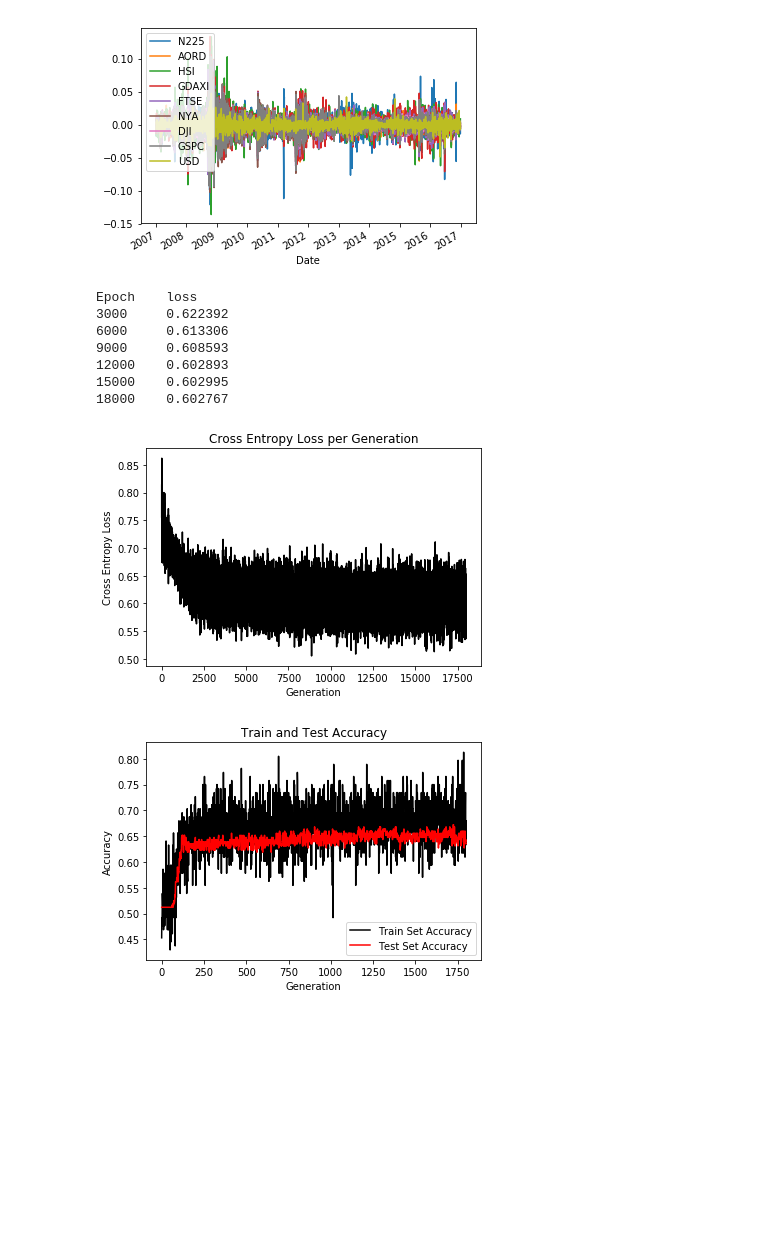
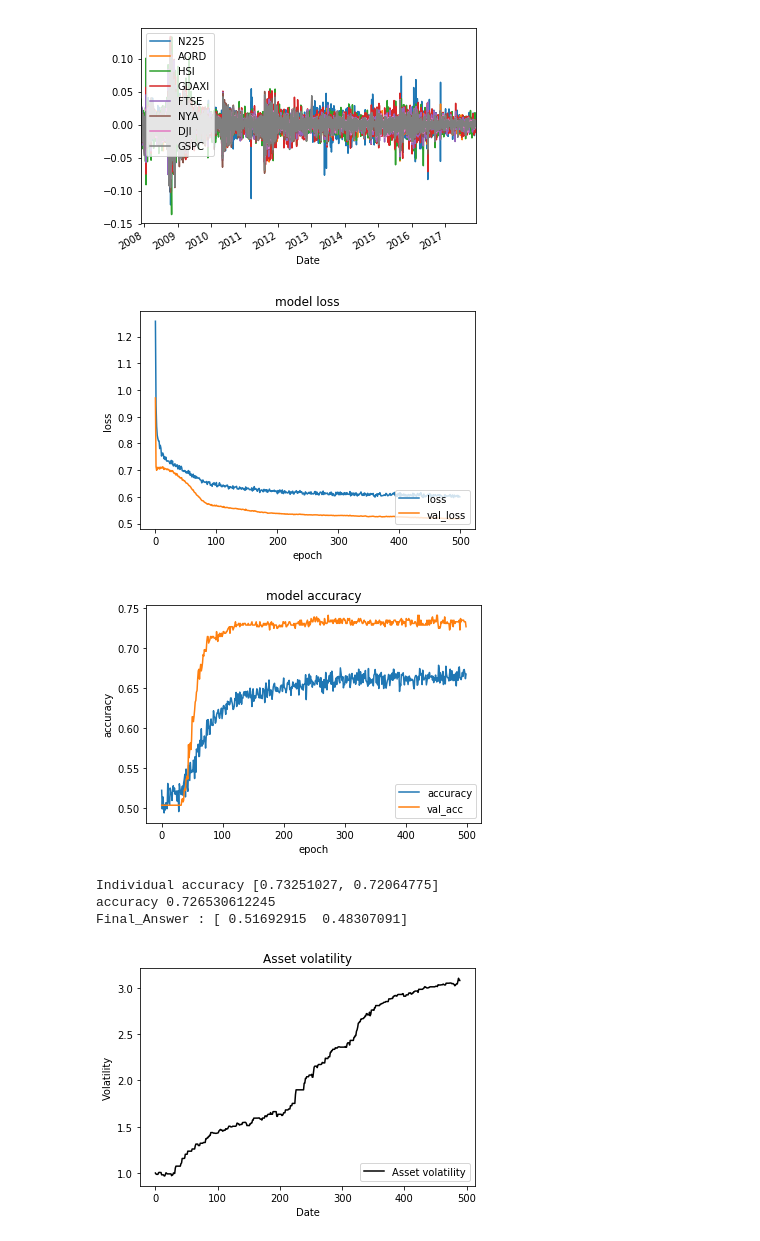
Before and after one commit to 5f5e0ff/repository, a Jupyter notebook: TensorFlowMachineLearning/TensorFlowMachineLearning.ipynb, the cells around one changed output. Saved outputs shown, nothing was run; the diff lists cells and outputs as text; code cells hidden in the pictures; blank space fills up the shorter version.

Commit message:
keras_modelの作成

```diff
--- a/TensorFlowMachineLearning/TensorFlowMachineLearning.ipynb
+++ b/TensorFlowMachineLearning/TensorFlowMachineLearning.ipynb
@@ -3,7 +3,7 @@ import numpy as np
 import pandas as pd
 import matplotlib.pyplot as plt
 import time
-from model import Model
+from keras_model import Model
 
 # ダウンロードしてきたやつ
 INDEIES = ["N225",
@@ -14,7 +14,6 @@ INDEIES = ["N225",
            "NYA",
            "DJI",
            "GSPC",
-           "USD",
           ]
 ANSWER = "N225"
 
@@ -22,7 +21,7 @@ def getClosing():
     closing = pd.DataFrame()
     for index in INDEIES:
         # na_valuesは文字列"null"のとき空として扱う
-        df = pd.read_csv("../data/input1/" + index + ".csv", na_values=["null"])
+        df = pd.read_csv("../data/input5/" + index + ".csv", na_values=["null"])
         df["Date"] = pd.to_datetime(df["Date"])
         df = df.set_index("Date")
         closing[index] = df["Close"]
@@ -57,40 +56,37 @@ def getTraningData():
     features = pd.DataFrame(columns = columns)
     for i in range(4, len(closing)):
         # 予測の部分は当日のデータ
         answers = answers.append({
             "negative" : closing["negative"].iloc[i],
             "positive" : closing["positive"].iloc[i]}, ignore_index=True)
         data={}
         # ほかの指標は１個前のデータ
         for index in INDEIES:
             for before in days_before :
                 data[index + "_" + str(before)] = closing[index].iloc[i - before]
         features = features.append(data, ignore_index=True)
     for i in days_before :
         drop_col = ANSWER+"_"+str(i)
         #del features[drop_col] # 予測するデータの過去データを入れないとき
     # 予測する元のデータ , 予測するべきデータ
     return features, answers, LH
 
 if __name__ == "__main__":
     start = time.time()
     features, answers, LH = getTraningData()
     popo = 5
     for test in range(0,popo):
         layers = [50,25]
         model = Model(features,answers,layers,test*(1/popo),test*(1/popo)+(1/popo))
         model.train()
         model.test()
         model.value(ANSWER+"_1", LH)
     print("elapsed_time :", time.time()-start, "[sec]")
 # %% [output]
-[figure, old version]
+[figure, new version]
-Epoch    loss
-3000     0.622392
-6000     0.613306
-9000     0.608593
-12000    0.602893
-15000    0.602995
-18000    0.602767
-[figure, old version]
+[figure, new version]
-[figure, old version]
+[figure, new version]
+Individual accuracy [0.73251027, 0.72064775]
+accuracy 0.726530612245
+Final_Answer : [ 0.51692915  0.48307091]
+[figure, added]
```
Also changed, not shown: parts of 1 cell of this notebook, 2 other files.
